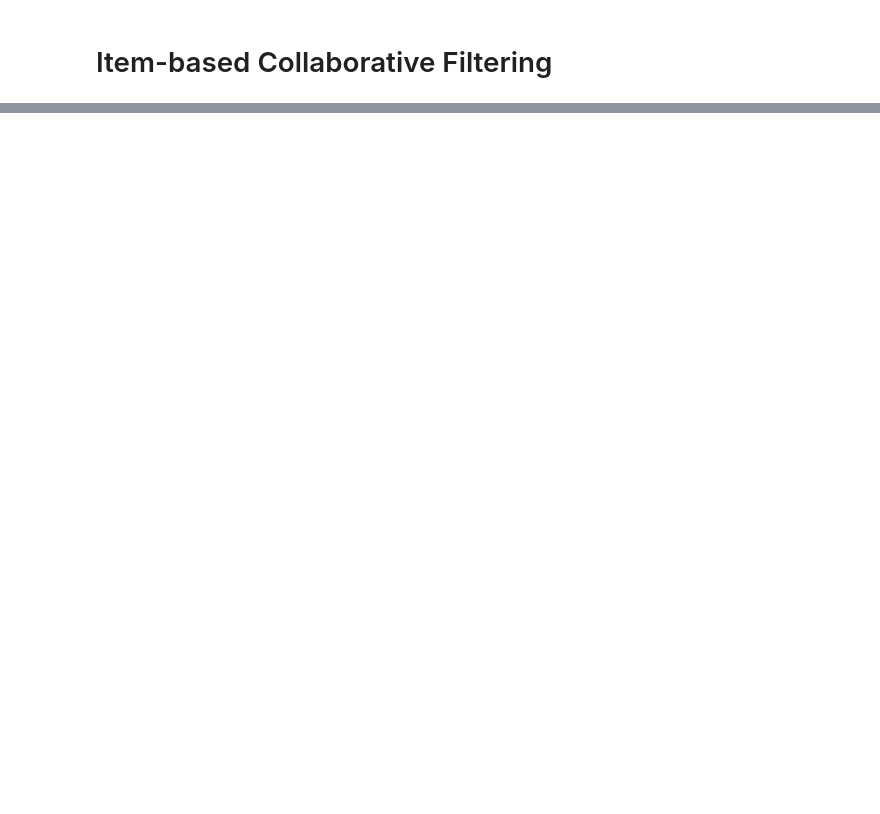
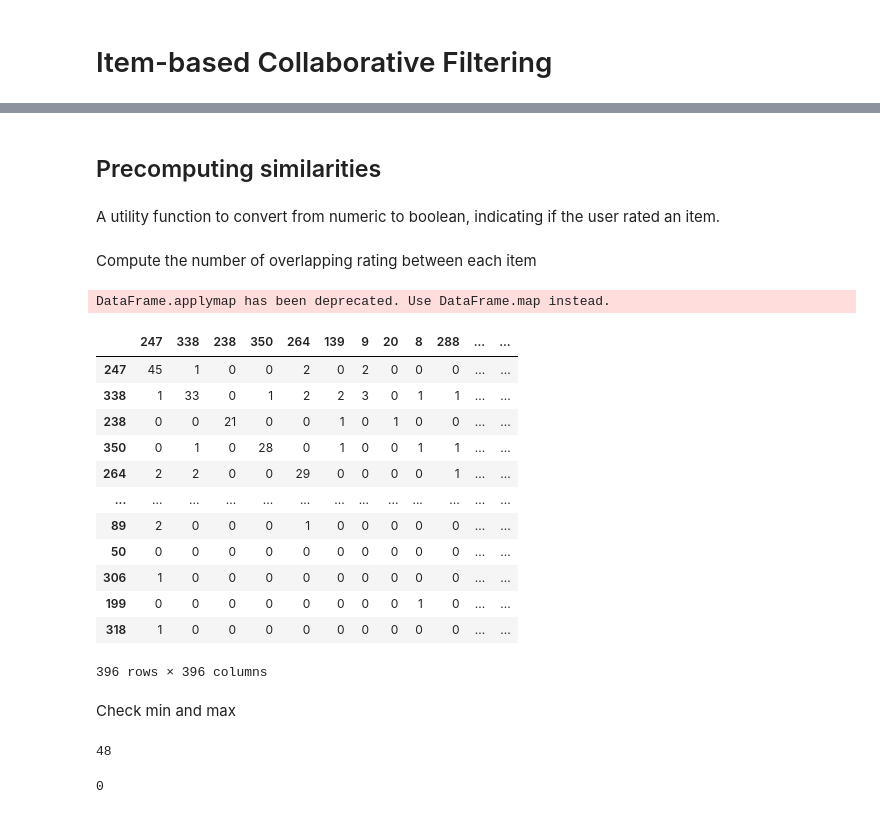
Before and after one commit to Yilegendoflink/RecSys, a Jupyter notebook: AIDM7380 Group Project - Recommender System for eLearning.ipynb, the cells around one changed output, grey strips where cells are left out. Drawn from its saved outputs; the diff is of its cells as text; code cells hidden in the pictures; blank space fills up the shorter version.

```diff
--- a/AIDM7380 Group Project - Recommender System for eLearning.ipynb
+++ b/AIDM7380 Group Project - Recommender System for eLearning.ipynb
@@ -432,0 +456,43 @@ dtype: float64
+# %% [markdown]
+## Precomputing similarities
+# %% [markdown]
+A utility function to convert from numeric to boolean, indicating if the user rated an item.
+# %%
+def to_bool(value):
+    if np.isnan(value):
+        return 0
+    else:
+        return 1
+# %% [markdown]
+Compute the number of overlapping rating between each item
+# %%
+uiMatrixBool = uiMatrix.applymap(lambda x: to_bool(x))
+overlappingUsersRatings = uiMatrixBool.T.dot(uiMatrixBool)
+# %% [output]
+DataFrame.applymap has been deprecated. Use DataFrame.map instead.
+# %%
+display(overlappingUsersRatings)
+# %% [output]
+|  | 247 | 338 | 238 | 350 | 264 | 139 | 9 | 20 | 8 | 288 | ... | ... |
+| 247 | 45 | 1 | 0 | 0 | 2 | 0 | 2 | 0 | 0 | 0 | ... | ... |
+| 338 | 1 | 33 | 0 | 1 | 2 | 2 | 3 | 0 | 1 | 1 | ... | ... |
+| 238 | 0 | 0 | 21 | 0 | 0 | 1 | 0 | 1 | 0 | 0 | ... | ... |
+| 350 | 0 | 1 | 0 | 28 | 0 | 1 | 0 | 0 | 1 | 1 | ... | ... |
+| 264 | 2 | 2 | 0 | 0 | 29 | 0 | 0 | 0 | 0 | 1 | ... | ... |
+| ... | ... | ... | ... | ... | ... | ... | ... | ... | ... | ... | ... | ... |
+| 89 | 2 | 0 | 0 | 0 | 1 | 0 | 0 | 0 | 0 | 0 | ... | ... |
+| 50 | 0 | 0 | 0 | 0 | 0 | 0 | 0 | 0 | 0 | 0 | ... | ... |
+| 306 | 1 | 0 | 0 | 0 | 0 | 0 | 0 | 0 | 0 | 0 | ... | ... |
+| 199 | 0 | 0 | 0 | 0 | 0 | 0 | 0 | 0 | 1 | 0 | ... | ... |
+| 318 | 1 | 0 | 0 | 0 | 0 | 0 | 0 | 0 | 0 | 0 | ... | ... |
+396 rows × 396 columns
+# %% [markdown]
+Check min and max
+# %%
+overlappingUsersRatings.max(axis=0).max()
+# %% [output]
+48
+# %%
+overlappingUsersRatings.min(axis=0).min()
+# %% [output]
+0
```
Also changed, not shown: parts of 19 cells of this notebook.
